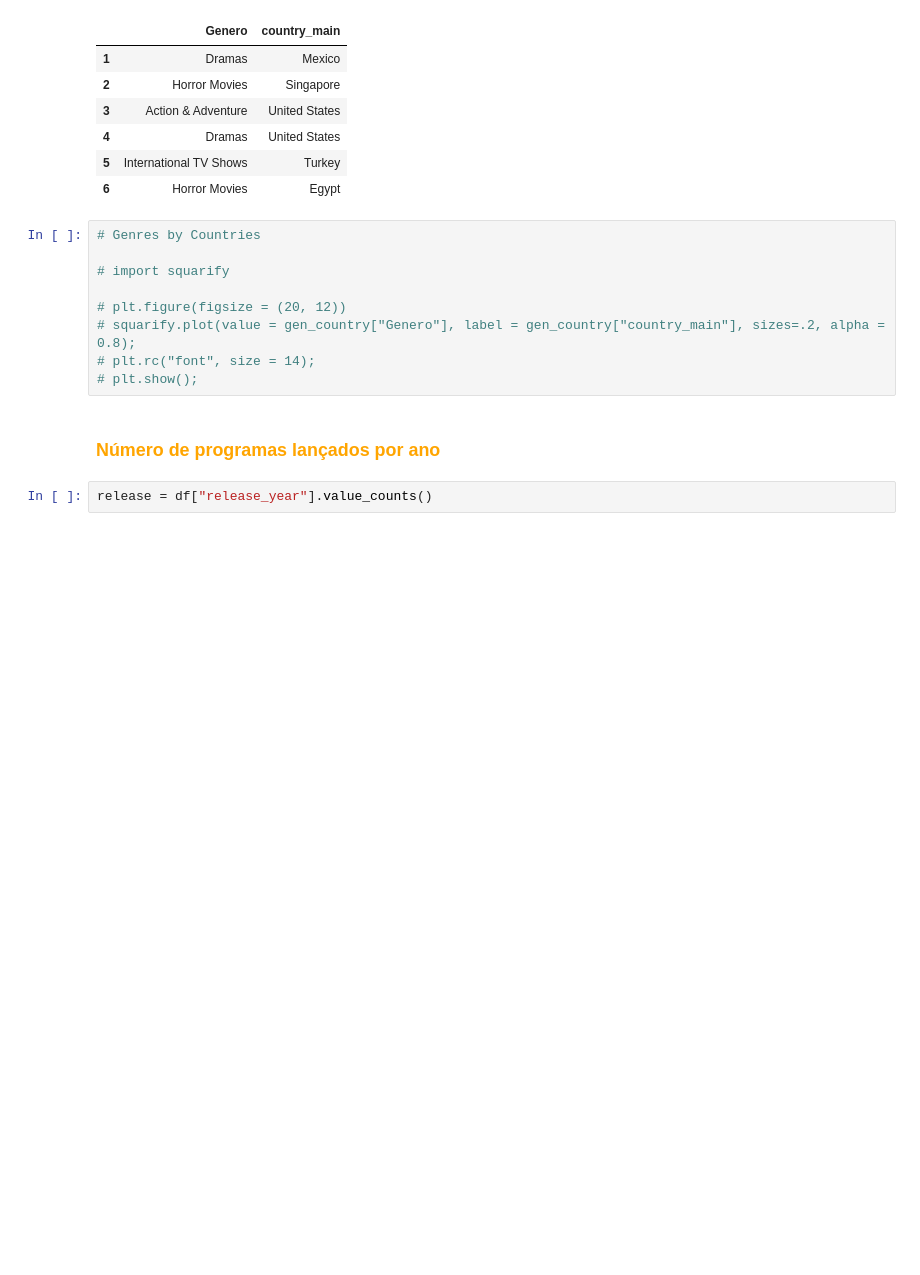
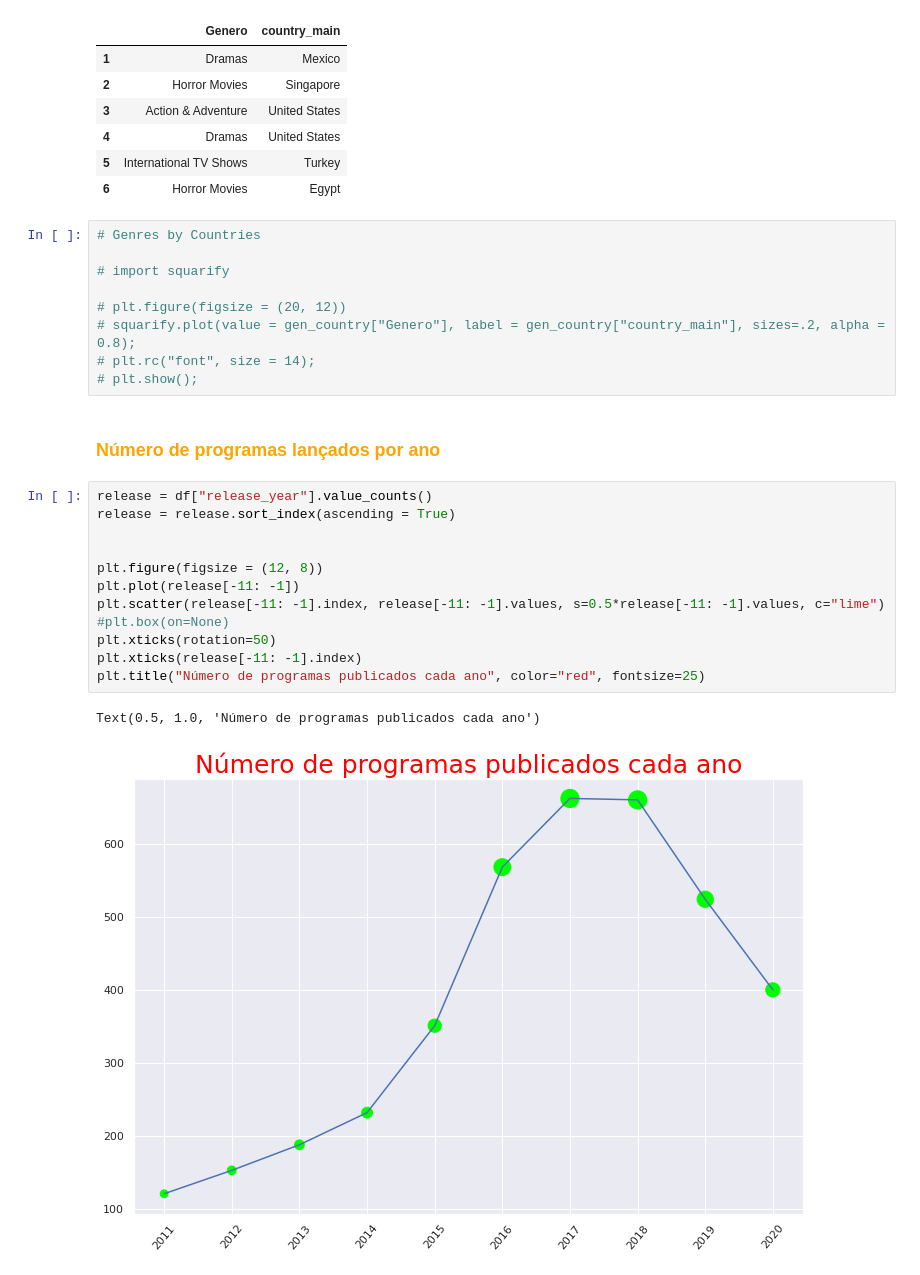
Before and after one commit to EddyGiusepe/Sistema_RECOMENDACION_Netflix, a Jupyter notebook: Netflix_RECOMMENDATION.ipynb, the cells around one changed output. Saved outputs shown, nothing was run; the diff lists cells and outputs as text; blank space fills up the shorter version.

```diff
--- a/Netflix_RECOMMENDATION.ipynb
+++ b/Netflix_RECOMMENDATION.ipynb
@@ -674,5 +674,18 @@ gen_country.head(6)
 # plt.show();
 # %% [markdown]
 ### <font color="orange">Número de programas lançados por ano</font>
-# %%
-release = df["release_year"].value_counts()
+# %%
+release = df["release_year"].value_counts()
+release = release.sort_index(ascending = True)
+
+
+plt.figure(figsize = (12, 8))
+plt.plot(release[-11: -1])
+plt.scatter(release[-11: -1].index, release[-11: -1].values, s=0.5*release[-11: -1].values, c="lime")
+#plt.box(on=None)
+plt.xticks(rotation=50)
+plt.xticks(release[-11: -1].index)
+plt.title("Número de programas publicados cada ano", color="red", fontsize=25)
+# %% [output]
+Text(0.5, 1.0, 'Número de programas publicados cada ano')
+[figure, added]
```
Also changed, not shown: parts of 2 cells of this notebook.
